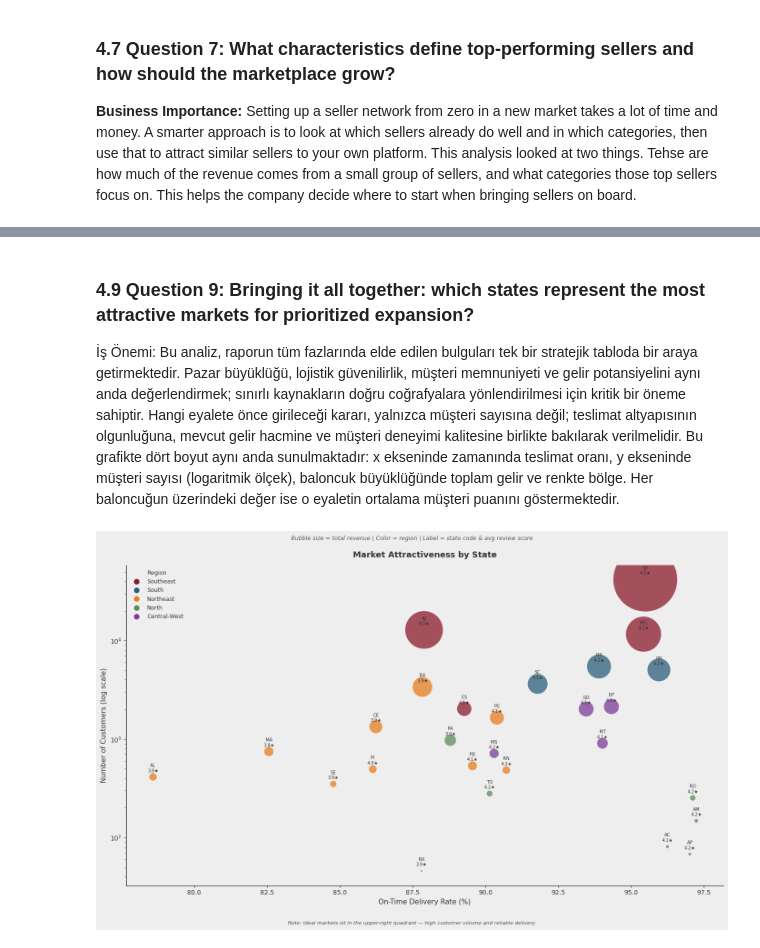
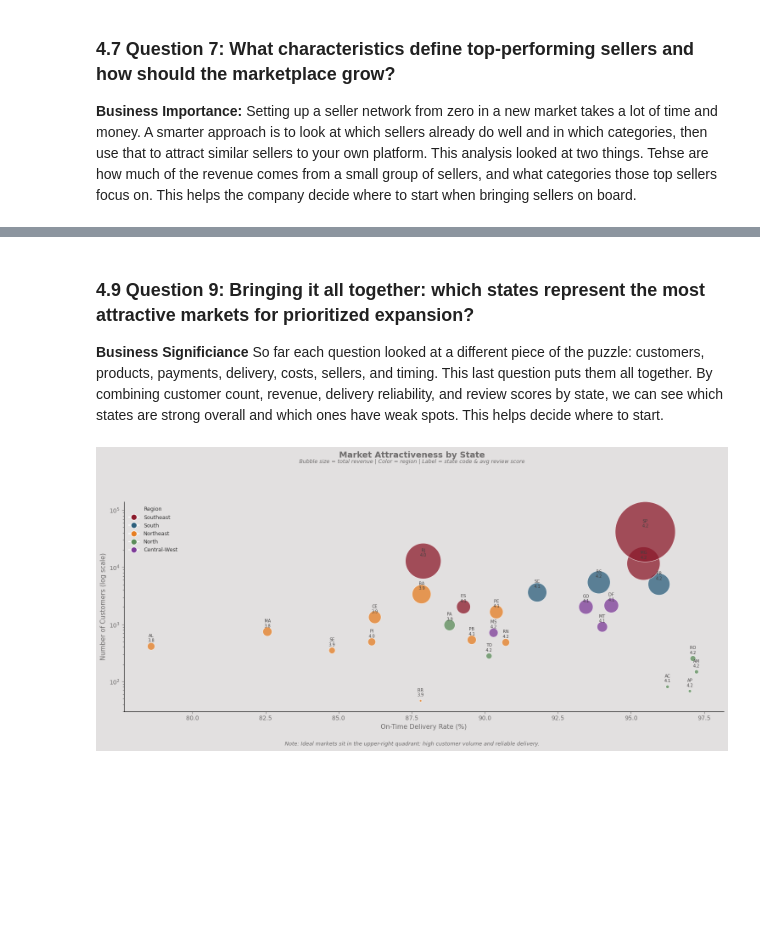
Before and after one commit to celinehacioglu/E-Commerce-Market-Analysis, a Jupyter notebook: analysis.ipynb, the cells around one changed output, grey strips where cells are left out. Saved outputs shown, nothing was run; the diff lists cells and outputs as text; code cells hidden in the pictures; blank space fills up the shorter version.

```diff
--- a/analysis.ipynb
+++ b/analysis.ipynb
@@ -1109,10 +1099,8 @@ Tüm bu bulgular değerlendirildiğinde, piyasaya giriş için en uygun dönemin
 # %% [markdown]
 ### 4.9 Question 9: Bringing it all together: which states represent the most attractive markets for prioritized expansion?
 
-İş Önemi: Bu analiz, raporun tüm fazlarında elde edilen bulguları tek bir stratejik tabloda bir araya getirmektedir. Pazar büyüklüğü, lojistik güvenilirlik, müşteri memnuniyeti ve gelir potansiyelini aynı anda değerlendirmek; sınırlı kaynakların doğru coğrafyalara yönlendirilmesi için kritik bir öneme sahiptir. Hangi eyalete önce girileceği kararı, yalnızca müşteri sayısına değil; teslimat altyapısının olgunluğuna, mevcut gelir hacmine ve müşteri deneyimi kalitesine birlikte bakılarak verilmelidir.
-Bu grafikte dört boyut aynı anda sunulmaktadır: x ekseninde zamanında teslimat oranı, y ekseninde müşteri sayısı (logaritmik ölçek), baloncuk büyüklüğünde toplam gelir ve renkte bölge. Her baloncuğun üzerindeki değer ise o eyaletin ortalama müşteri puanını göstermektedir.
+**Business Significiance** So far each question looked at a different piece of the puzzle: customers, products, payments, delivery, costs, sellers, and timing. This last question puts them all together. By combining customer count, revenue, delivery reliability, and review scores by state, we can see which states are strong overall and which ones have weak spots. This helps decide where to start.
 # %%
-# State-level metrics
 state_customers = customers.groupby('customer_state')['customer_id'].count()
 state_revenue = order_items.merge(orders[['order_id', 'customer_id']], on='order_id') \
     .merge(customers[['customer_id', 'customer_state']], on='customer_id') \
@@ -1134,73 +1122,59 @@ region_map = {
     'PI': 'Northeast', 'RR': 'Northeast',
     'AM': 'North', 'PA': 'North', 'RO': 'North', 'AC': 'North',
     'AP': 'North', 'TO': 'North',
     'MT': 'Central-West', 'MS': 'Central-West', 'GO': 'Central-West', 'DF': 'Central-West'
 }
 
 region_colors = {
-    'Southeast': '#8B1A2B',
-    'South': '#2C5F7C',
-    'Northeast': '#E67E22',
-    'North': '#5B8C5A',
-    'Central-West': '#7D3C98'
+    'Southeast': '#8B1A2B', 'South': '#2C5F7C', 'Northeast': '#E67E22',
+    'North': '#5B8C5A', 'Central-West': '#7D3C98'
 }
 
 state_df = pd.DataFrame({
-    'customers': state_customers,
-    'revenue': state_revenue,
-    'review_score': state_reviews,
-    'on_time_rate': state_ontime
+    'customers': state_customers, 'revenue': state_revenue,
+    'review_score': state_reviews, 'on_time_rate': state_ontime
 }).dropna()
 state_df['region'] = state_df.index.map(region_map)
 
-fig, ax = plt.subplots(figsize=(14, 9))
-fig.patch.set_facecolor('#EEEEEE')
-ax.set_facecolor('#EEEEEE')
+# Plot
+fig, ax = plt.subplots(figsize=(15, 7))
+fig.patch.set_facecolor('#E2E0E0')
+ax.set_facecolor('#E2E0E0')
 
 for region, group in state_df.groupby('region'):
-    ax.scatter(
-        group['on_time_rate'],
-        group['customers'],
-        s=group['revenue'] / 500,
-        c=region_colors[region],
-        alpha=0.75,
-        edgecolors='white',
-        linewidth=0.8,
-        label=region
-    )
-
+    ax.scatter(group['on_time_rate'], group['customers'],
+               s=group['revenue'] / 500, c=region_colors[region],
+               alpha=0.75, edgecolors='white', linewidth=0.8, label=region)
 
 for state, row in state_df.iterrows():
-    ax.annotate(f"{state}\n{row['review_score']:.1f}★",
+    ax.annotate(f"{state}\n{row['review_score']:.1f}",
                 xy=(row['on_time_rate'], row['customers']),
                 fontsize=7, ha='center', va='bottom',
-                xytext=(0, 6), textcoords='offset points', color='#333333')
+                xytext=(0, 6), textcoords='offset points', color="#434141")
 
 ax.set_xlabel('On-Time Delivery Rate (%)', fontsize=11)
+ax.set_ylabel('Number of Customers (log scale)', fontsize=11)
 ax.set_yscale('log')
-ax.set_ylabel('Number of Customers (log scale)', fontsize=11)
-ax.set_title('Market Attractiveness by State', fontsize=13, fontweight='bold', pad=12)
-fig.text(0.5, 0.93, 'Bubble size = total revenue | Color = region | Label = state code & avg review score',
-         ha='center', fontsize=9, fontstyle='italic', color='#555555')
+ax.set_ylim(bottom=30, top=140000)
+fig.suptitle('Market Attractiveness by State', fontsize=14, fontweight='bold', y=0.98, color='#6D6B6B')
+fig.text(0.5, 0.94, 'Bubble size = total revenue | Color = region | Label = state code & avg review score',
+         ha='center', fontsize=9, fontstyle='italic', color='#6D6B6B')
+ax.spines[['top', 'right']].set_visible(False)
+ax.tick_params(colors='#6D6B6B')
+ax.xaxis.label.set_color('#6D6B6B')
+ax.yaxis.label.set_color('#6D6B6B')
 
 from matplotlib.lines import Line2D
-
-legend_elements = [
-    Line2D([0], [0], marker='o', color='w', markerfacecolor=color,
-           markersize=10, label=region)
-    for region, color in region_colors.items()
-]
-
+legend_elements = [Line2D([0], [0], marker='o', color='w', markerfacecolor=c,
+                          markersize=10, label=r) for r, c in region_colors.items()]
 ax.legend(handles=legend_elements, title='Region', fontsize=9,
           framealpha=0, title_fontsize=9, loc='upper left')
-ax.spines[['top', 'right']].set_visible(False)
 
-fig.text(0.5, -0.01,
-         'Note: Ideal markets sit in the upper-right quadrant — high customer volume and reliable delivery.',
-         ha='center', fontsize=8, fontstyle='italic', color='#555555')
+fig.text(0.5, -0.01, 'Note: Ideal markets sit in the upper-right quadrant: high customer volume and reliable delivery.',
+         ha='center', fontsize=9, fontstyle='italic', color='#6D6B6B')
 
-plt.tight_layout(rect=[0, 0.02, 1, 0.92])
+plt.tight_layout(rect=[0, 0.02, 1, 0.88])
 plt.show()
 # %% [output]
-[figure, old version]
+[figure, new version]
 # %% [markdown]
```
Also changed, not shown: parts of 11 cells of this notebook.
